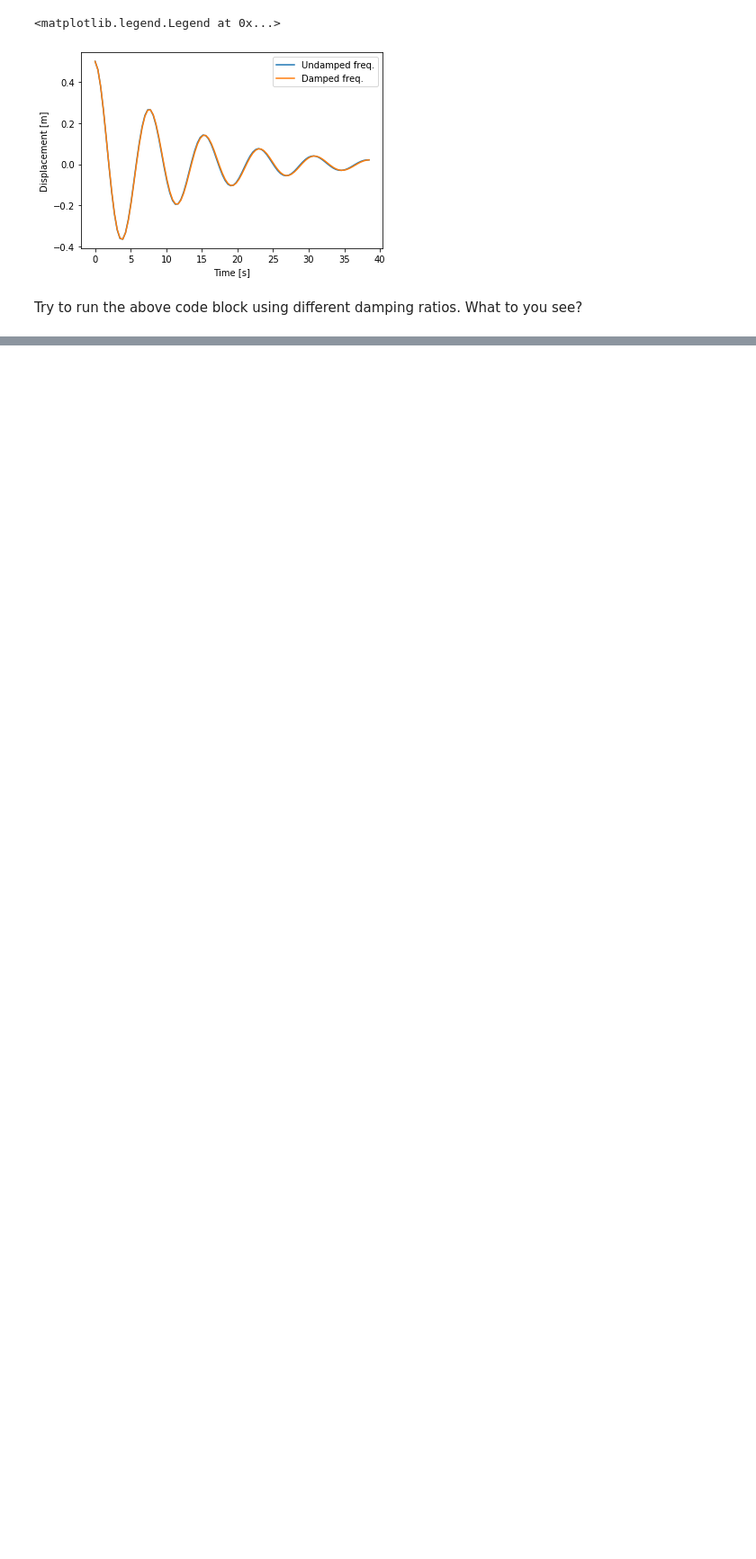
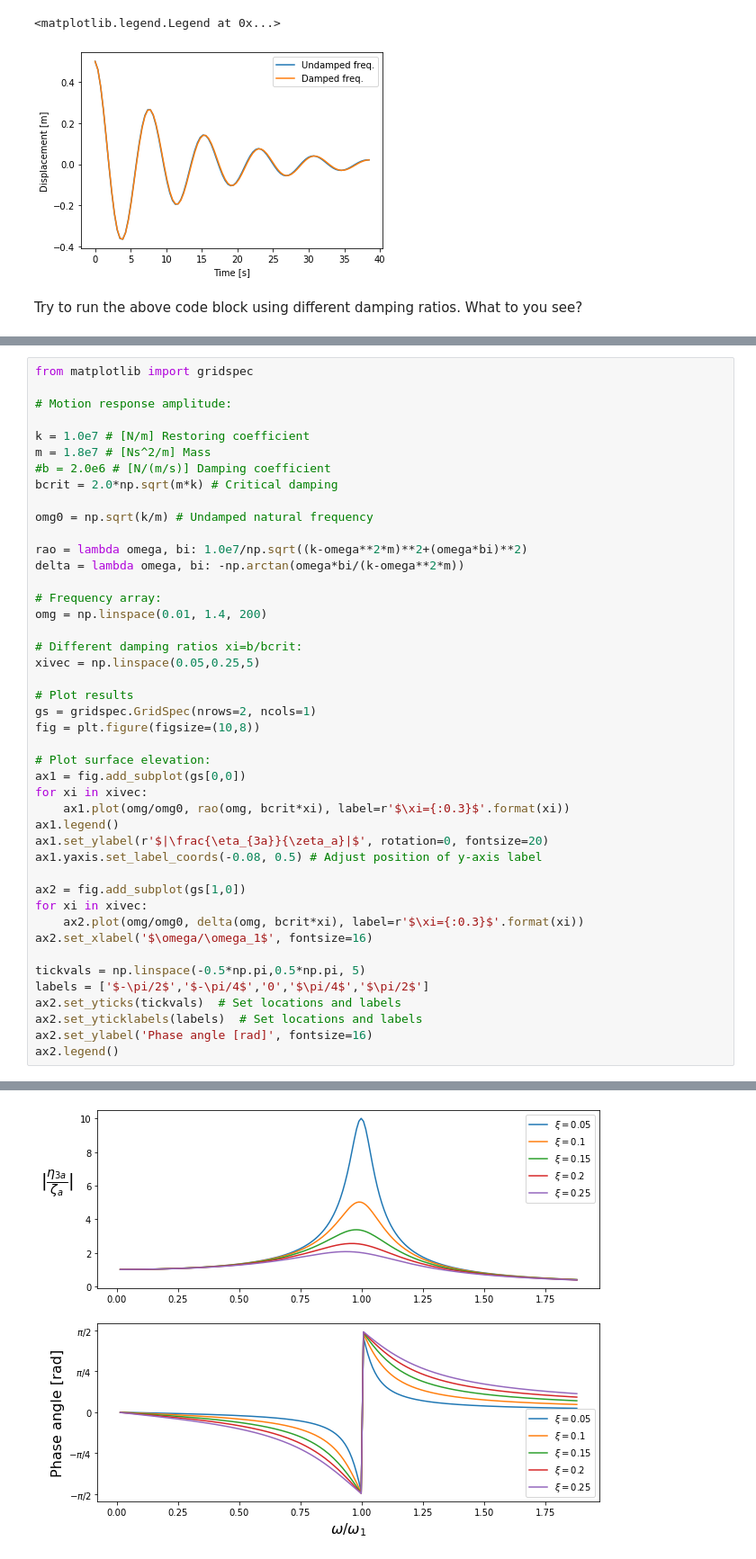
Before and after one commit to hydrodavid/tmr4247, a Jupyter notebook: Lecture_6.ipynb, the cells around one changed output, grey strips where cells are left out. Shown at 90% size. Saved outputs shown, nothing was run; the diff lists cells and outputs as text; blank space fills up the shorter version.

```diff
--- a/Lecture_6.ipynb
+++ b/Lecture_6.ipynb
@@ -155,0 +245,45 @@ $$\delta=\frac{\omega b}{k -\omega^2 m}$$
+# %%
+from matplotlib import gridspec
+
+# Motion response amplitude:
+
+k = 1.0e7 # [N/m] Restoring coefficient
+m = 1.8e7 # [Ns^2/m] Mass
+#b = 2.0e6 # [N/(m/s)] Damping coefficient
+bcrit = 2.0*np.sqrt(m*k) # Critical damping
+
+omg0 = np.sqrt(k/m) # Undamped natural frequency
+
+rao = lambda omega, bi: 1.0e7/np.sqrt((k-omega**2*m)**2+(omega*bi)**2)
+delta = lambda omega, bi: -np.arctan(omega*bi/(k-omega**2*m))
+
+# Frequency array:
+omg = np.linspace(0.01, 1.4, 200)
+
+# Different damping ratios xi=b/bcrit:
+xivec = np.linspace(0.05,0.25,5)
+
+# Plot results
+gs = gridspec.GridSpec(nrows=2, ncols=1)
+fig = plt.figure(figsize=(10,8))
+
+# Plot surface elevation:
+ax1 = fig.add_subplot(gs[0,0])
+for xi in xivec:
+    ax1.plot(omg/omg0, rao(omg, bcrit*xi), label=r'$\xi={:0.3}$'.format(xi))
+ax1.legend()
+ax1.set_ylabel(r'$|\frac{\eta_{3a}}{\zeta_a}|$', rotation=0, fontsize=20)
+ax1.yaxis.set_label_coords(-0.08, 0.5) # Adjust position of y-axis label
+
+ax2 = fig.add_subplot(gs[1,0])
+for xi in xivec:
+    ax2.plot(omg/omg0, delta(omg, bcrit*xi), label=r'$\xi={:0.3}$'.format(xi))
+ax2.set_xlabel('$\omega/\omega_1$', fontsize=16)
+
+tickvals = np.linspace(-0.5*np.pi,0.5*np.pi, 5)
+labels = ['$-\pi/2$','$-\pi/4$','0','$\pi/4$','$\pi/2$']
+ax2.set_yticks(tickvals)  # Set locations and labels
+ax2.set_yticklabels(labels)  # Set locations and labels
+ax2.set_ylabel('Phase angle [rad]', fontsize=16)
+ax2.legend()
+# %% [output]
@@ -155,0 +291 @@ $$\delta=\frac{\omega b}{k -\omega^2 m}$$
+[figure, added]
```
Also changed, not shown: parts of 8 cells of this notebook.
